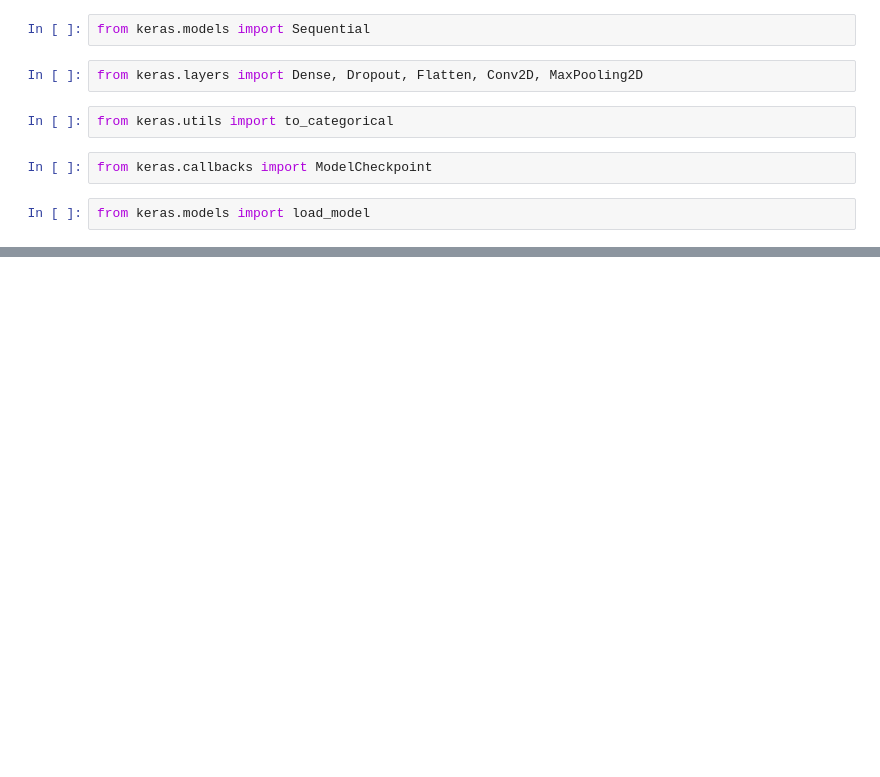
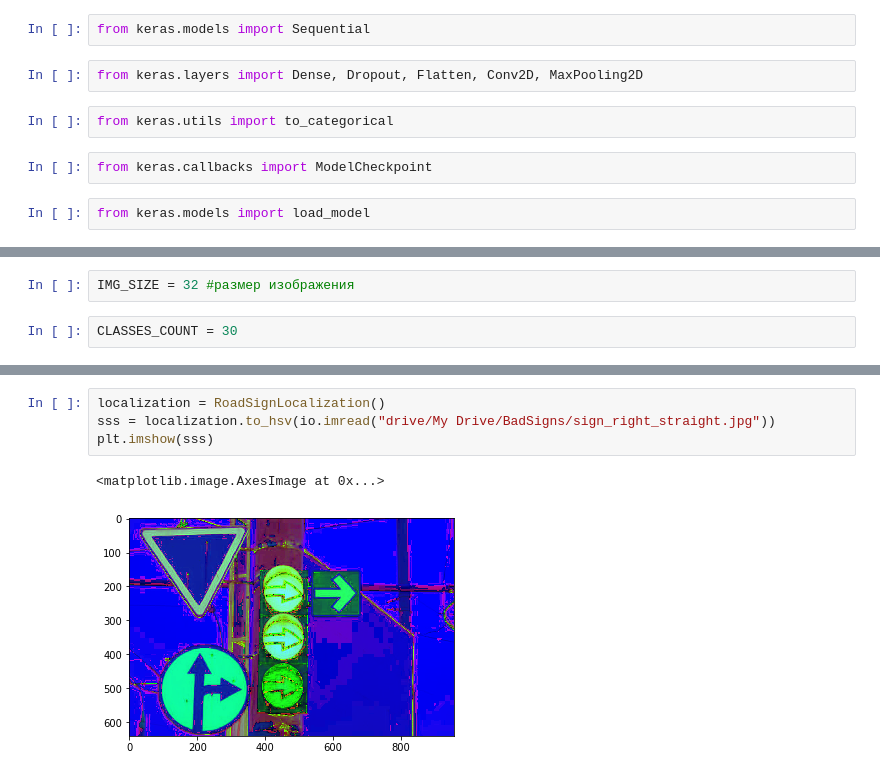
Before and after one commit to theKirill/RecognitionOfRoadSigns, a Jupyter notebook: CourseWork.ipynb, the cells around one changed output, grey strips where cells are left out. Cells and saved outputs as stored; diff of their text form; blank space fills up the shorter version.

```diff
--- a/CourseWork.ipynb
+++ b/CourseWork.ipynb
@@ -122,0 +33,4 @@ class RoadSignLocalization:
+# %%
+IMG_SIZE = 32 #размер изображения
+# %%
+CLASSES_COUNT = 30
@@ -122,0 +187,7 @@ class RoadSignLocalization:
+# %%
+localization = RoadSignLocalization()
+sss = localization.to_hsv(io.imread("drive/My Drive/BadSigns/sign_right_straight.jpg"))
+plt.imshow(sss)
+# %% [output]
+<matplotlib.image.AxesImage at 0x...>
+[figure, added]
```
Also changed, not shown: parts of 10 cells of this notebook.
